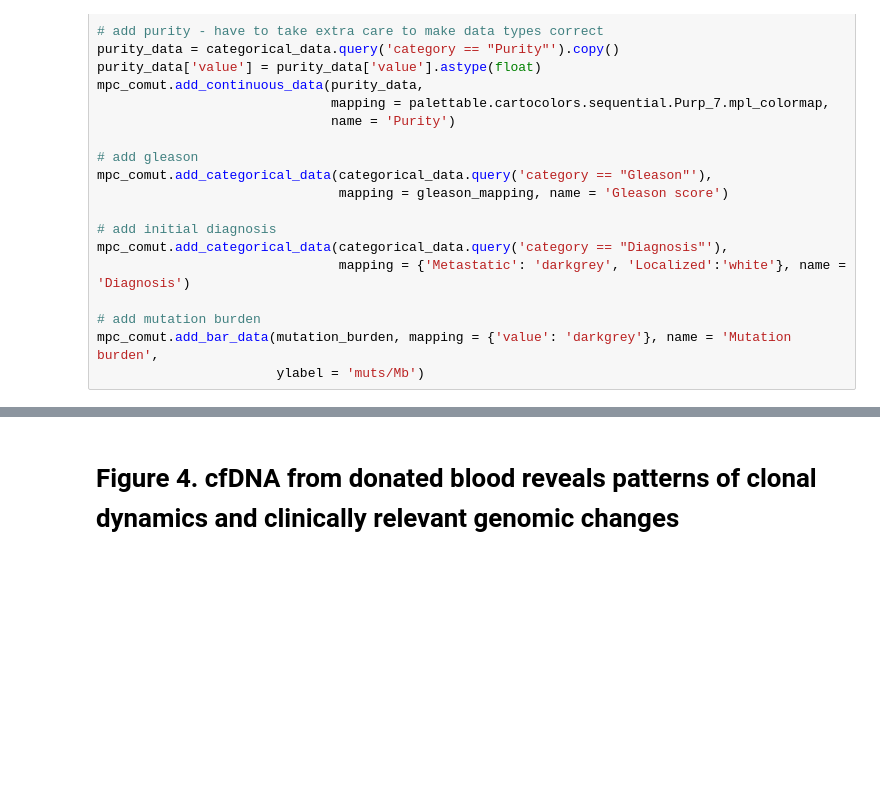
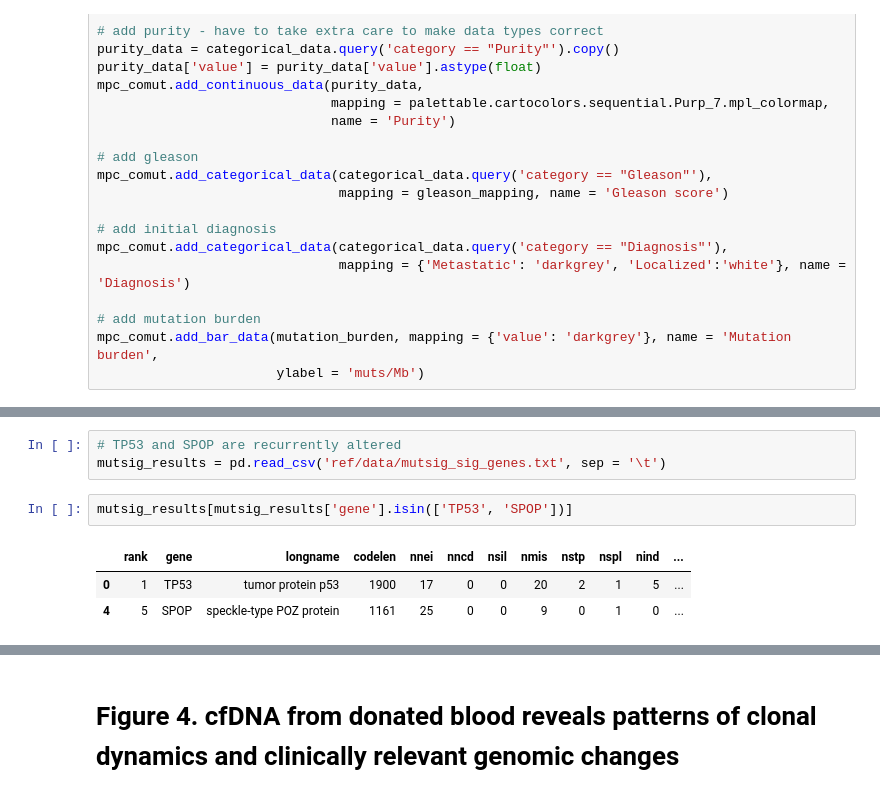
Before and after one commit to vanallenlab/mpcproject-paper, a Jupyter notebook: mpcproject-figures.ipynb, the cells around one changed output, grey strips where cells are left out. Saved outputs shown, nothing was run; the diff lists cells and outputs as text; blank space fills up the shorter version.

```diff
--- a/mpcproject-figures.ipynb
+++ b/mpcproject-figures.ipynb
@@ -1126,0 +1338,9 @@ fig3.savefig('figures/figure3.svg', bbox_inches = 'tight')
+# %%
+# TP53 and SPOP are recurrently altered
+mutsig_results = pd.read_csv('ref/data/mutsig_sig_genes.txt', sep = '\t')
+# %%
+mutsig_results[mutsig_results['gene'].isin(['TP53', 'SPOP'])]
+# %% [output]
+|  | rank | gene | longname | codelen | nnei | nncd | nsil | nmis | nstp | nspl | nind | ... |
+| 0 | 1 | TP53 | tumor protein p53 | 1900 | 17 | 0 | 0 | 20 | 2 | 1 | 5 | ... |
+| 4 | 5 | SPOP | speckle-type POZ protein | 1161 | 25 | 0 | 0 | 9 | 0 | 1 | 0 | ... |
```
Also changed, not shown: parts of 40 cells of this notebook, 37 other files.
